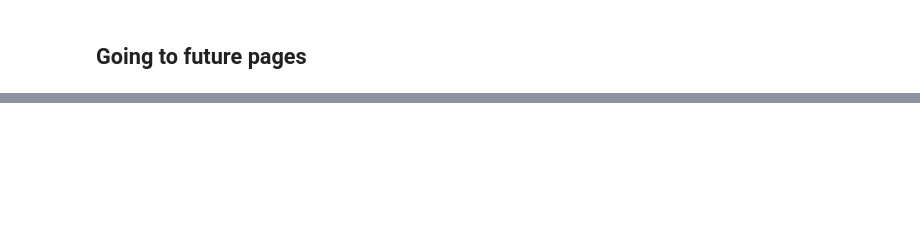
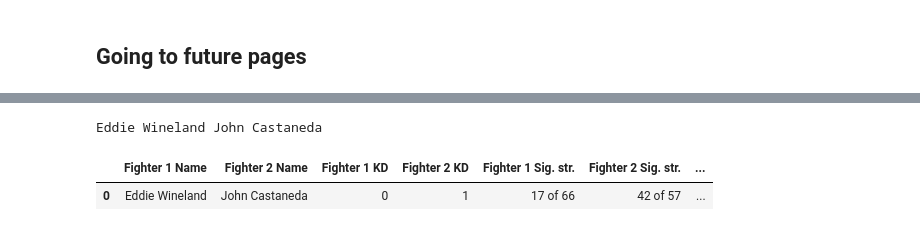
Before and after one commit to tylerlum/ufc_automated_scoring_system, a Jupyter notebook: UFC_Automated_Scoring_System.ipynb, the cells around one changed output, grey strips where cells are left out. Saved outputs shown, nothing was run; the diff lists cells and outputs as text; code cells hidden in the pictures; blank space fills up the shorter version.

```diff
--- a/UFC_Automated_Scoring_System.ipynb
+++ b/UFC_Automated_Scoring_System.ipynb
@@ -365,24 +128,36 @@ all_fight_http_strings
 # %%
 def process_fight(fight_url):
+    '''Takes in a URL to a fight. Returns a pandas dataframe representing the fight statistics'''
+    def parse_string(row_string):
+        string_split = row_string.split(" ")
+        first_fighter_stat = " ".join(string_split[:len(string_split)//2])
+        second_fighter_stat = " ".join(string_split[len(string_split)//2+1:])
+        return first_fighter_stat, second_fighter_stat
+
+    # Read in stat tables
     fight_tables = pd.read_html(fight_url)
-    fight_table = fight_tables[1]
-    fighters_string = fight_tables[0]["Fighter"][0]
+
+    # There are multiple tables of data
+    # rbr = round by round
+    summary_table, rbr_summary_table, strike_location_table, rbr_strike_location_table = fight_tables
+
+    fighters_string = summary_table["Fighter"][0]
     print(fighters_string)
-    fighter1, fighter2 = get_fighters(fighters_string, all_fighters_table)
+    fighter1, fighter2 = get_fighters(fighters_string, ALL_FIGHTER_TABLES)
 
-    new_columns = ["Fighter 1", "Fighter 2"]
-    for i, column in enumerate(fight_table):
+    new_columns = ["Fighter 1 Name", "Fighter 2 Name"]
+    for i, column in enumerate(rbr_summary_table):
         if column[0] == "Fighter":
             continue
         new_columns.append(f"Fighter 1 {column[0]}")
         new_columns.append(f"Fighter 2 {column[0]}")
 
     new_rows = []
-    for i, row in fight_table.iterrows():
+    for i, row in rbr_summary_table.iterrows():
         new_row = []
         new_row.append(fighter1)
         new_row.append(fighter2)
-        for column in fight_table:
+        for column in rbr_summary_table:
             if column[0] == "Fighter":
                 continue
             stat1, stat2 = parse_string(row[column[0]][0])
@@ -397,3 +252,9 @@ idx = 7
+# %%
+process_fight(FIGHT_HTTP_STRINGS[idx][0])
+# %% [output]
+Eddie Wineland John Castaneda
+|  | Fighter 1 Name | Fighter 2 Name | Fighter 1 KD | Fighter 2 KD | Fighter 1 Sig. str. | Fighter 2 Sig. str. | ... |
+| 0 | Eddie Wineland | John Castaneda | 0 | 1 | 17 of 66 | 42 of 57 | ... |
 # %%
 process_fight(all_fight_http_strings[idx][0])
 # %% [output]
```
Also changed, not shown: parts of 53 cells of this notebook.
